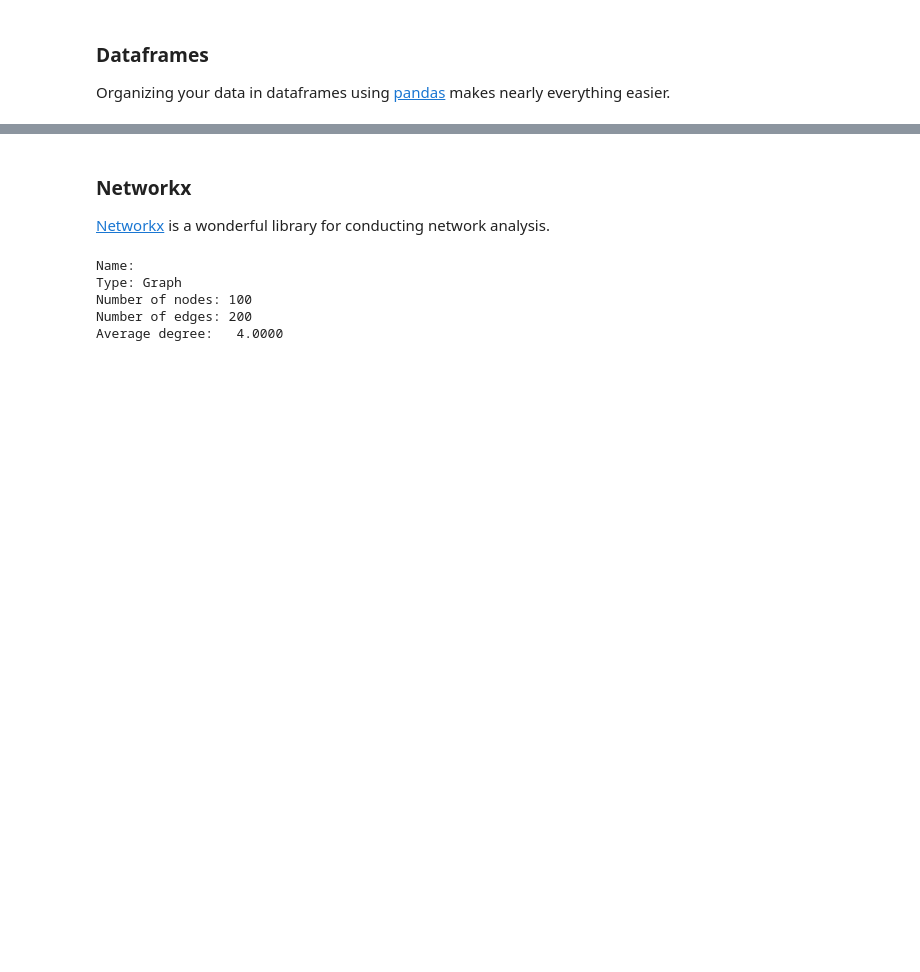
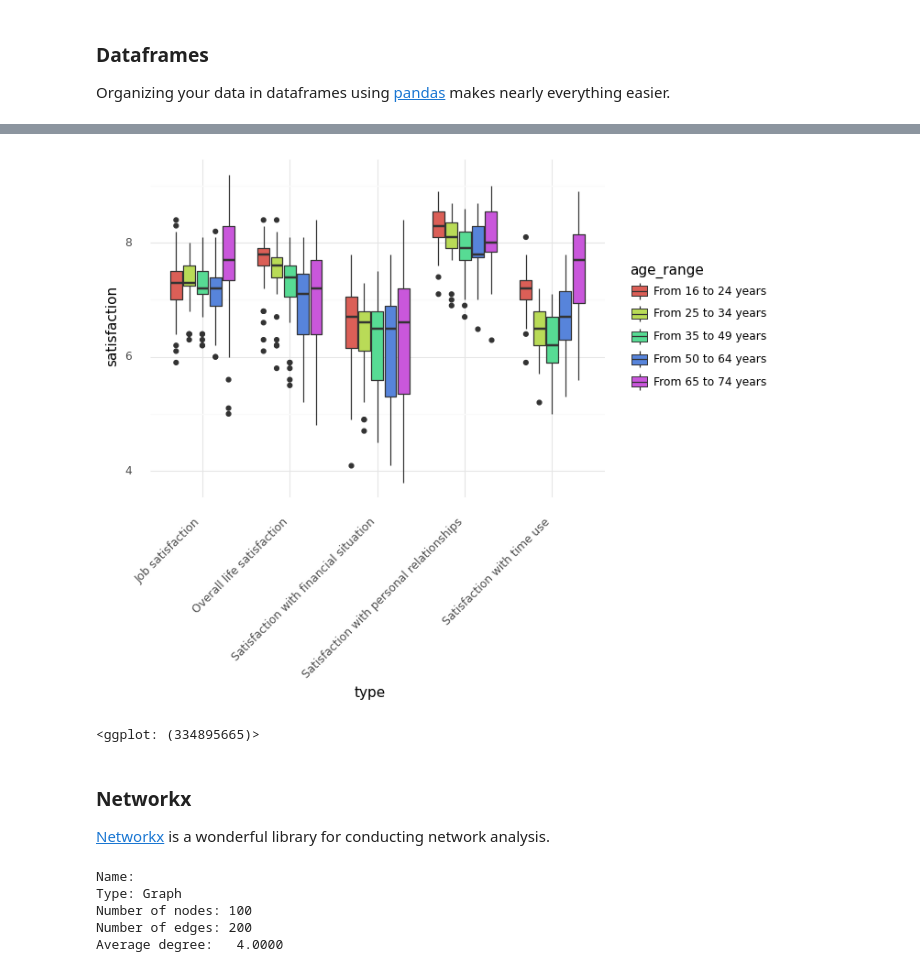
Before and after one commit to kpj/kpj.github.io, a Jupyter notebook: source/misc/PythonAlmanac.ipynb, the cells around one changed output, grey strips where cells are left out. Saved outputs shown, nothing was run; the diff lists cells and outputs as text; code cells hidden in the pictures; blank space fills up the shorter version.

```diff
--- a/source/misc/PythonAlmanac.ipynb
+++ b/source/misc/PythonAlmanac.ipynb
@@ -276,0 +335,4 @@ df.head()
+# %%
+# ilc_pw01: Average rating of satisfaction by domain, sex, age and educational attainment level
+df_eurostat = pdr.data.DataReader('ilc_pw01', 'eurostat')
+df_eurostat.T.head()
@@ -276,0 +356,28 @@ df.head()
+# %%
+df_sub = (
+    df_eurostat.T.xs('All ISCED 2011 levels', level='ISCED11')
+    .xs('Total', level='SEX')
+    .xs('Rating (0-10)', level='UNIT')
+    .xs('Annual', level='FREQ')
+    .reset_index()
+    .drop('GEO', axis=1)
+    .rename(
+        columns={
+            pd.Timestamp('2018-01-01 00:00:00'): 'satisfaction',
+            'INDIC_WB': 'type',
+            'AGE': 'age_range',
+        }
+    )
+)
+df_sub = df_sub[
+    df_sub['age_range'].isin(
+        [
+            'From 16 to 24 years',
+            'From 25 to 34 years',
+            'From 35 to 49 years',
+            'From 50 to 64 years',
+            'From 65 to 74 years',
+        ]
+    )
+]
+df_sub.dropna().head()
@@ -277,3 +391,15 @@ df.head()
+# %%
+(
+    plotnine.ggplot(
+        df_sub.dropna(), plotnine.aes(x='type', y='satisfaction', fill='age_range')
+    )
+    + plotnine.geom_boxplot()
+    + plotnine.theme_minimal()
+    + plotnine.theme(axis_text_x=plotnine.element_text(rotation=45, hjust=1))
+)
+# %% [output]
+[figure, added]
+<ggplot: (334895665)>
 # %% [markdown]
 ### Networkx
 
```
Also changed, not shown: parts of 64 cells of this notebook.
